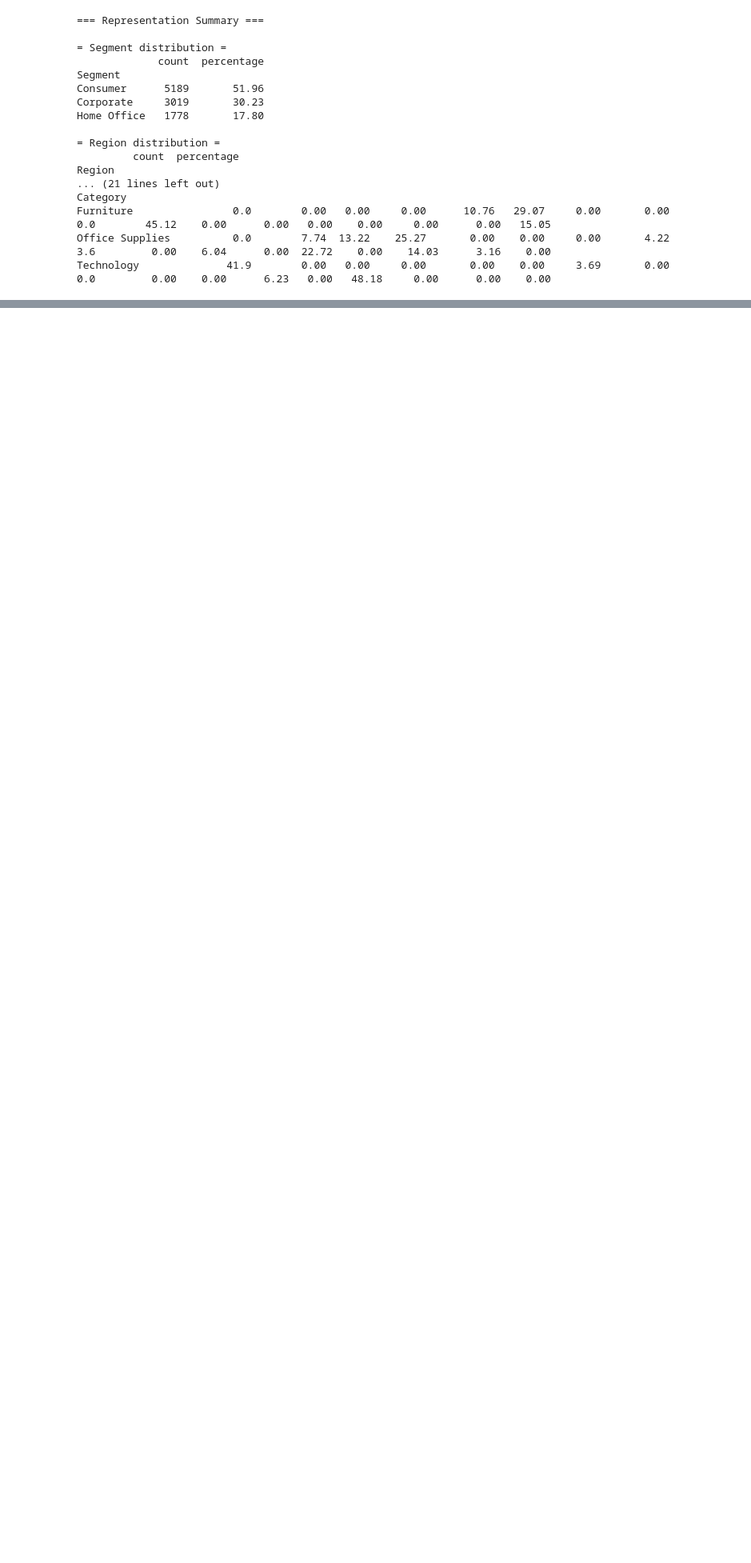
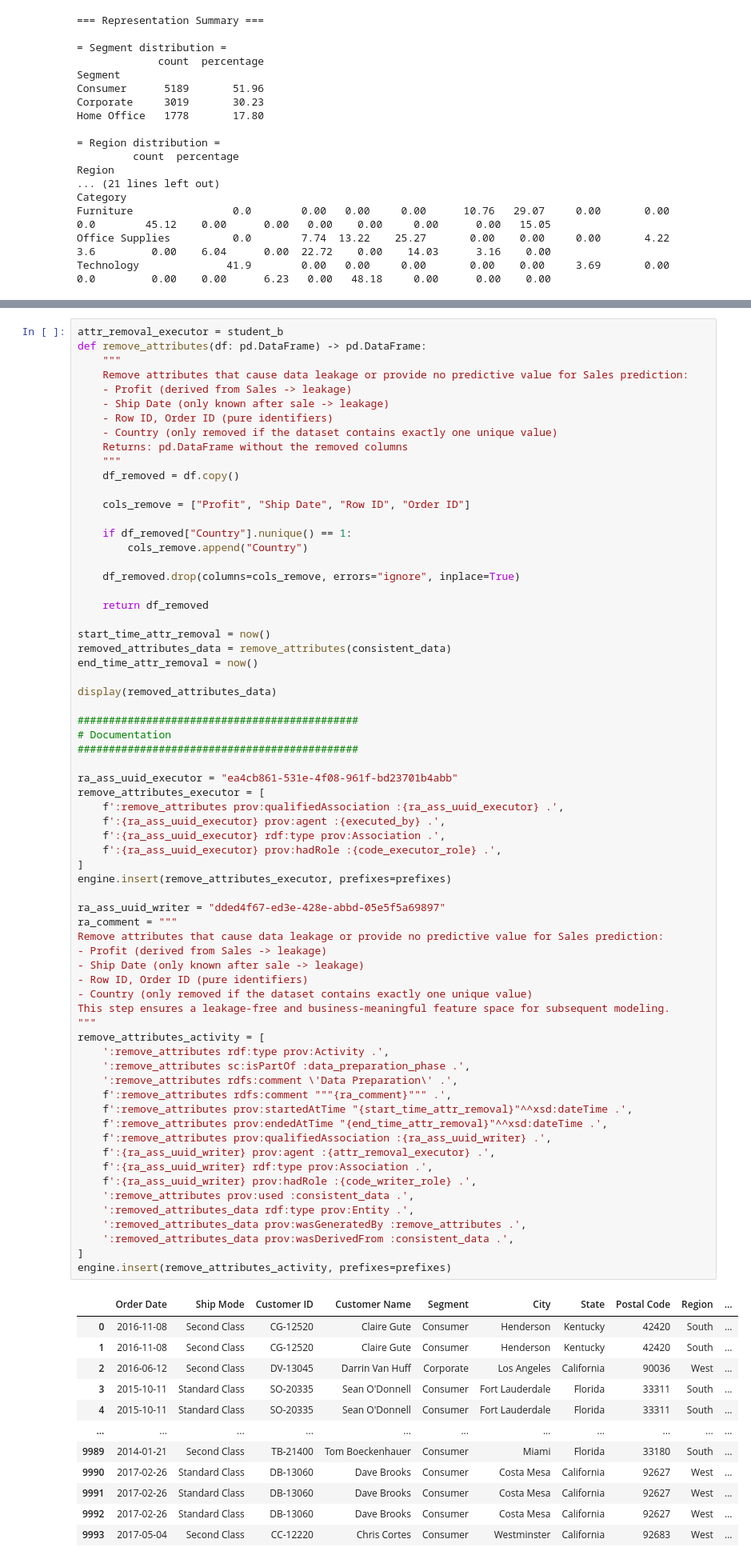
Before and after one commit to 11906257/BI_A3, a Jupyter notebook: Template/BI_2025_039.ipynb, the cells around one changed output, grey strips where cells are left out. Shown: that part at 80% size. Cells and saved outputs as stored; diff of their text form; blank space fills up the shorter version.

Commit message:
add Attribute removal in the Data Preparation phase; add pre-processing steps considered but not applied; check for possible new features

```diff
--- a/Template/BI_2025_039.ipynb
+++ b/Template/BI_2025_039.ipynb
@@ -2087,0 +2092,80 @@ Technology              41.9        0.00   0.00     0.00       0.00    0.00
+# %%
+attr_removal_executor = student_b
+def remove_attributes(df: pd.DataFrame) -> pd.DataFrame:
+    """
+    Remove attributes that cause data leakage or provide no predictive value for Sales prediction:
+    - Profit (derived from Sales -> leakage)
+    - Ship Date (only known after sale -> leakage)
+    - Row ID, Order ID (pure identifiers)
+    - Country (only removed if the dataset contains exactly one unique value)
+    Returns: pd.DataFrame without the removed columns
+    """
+    df_removed = df.copy()
+
+    cols_remove = ["Profit", "Ship Date", "Row ID", "Order ID"]
+
+    if df_removed["Country"].nunique() == 1:
+        cols_remove.append("Country")
+
+    df_removed.drop(columns=cols_remove, errors="ignore", inplace=True)
+
+    return df_removed
+
+start_time_attr_removal = now()
+removed_attributes_data = remove_attributes(consistent_data)
+end_time_attr_removal = now()
+
+display(removed_attributes_data)
+
+#############################################
+# Documentation
+#############################################
+
+ra_ass_uuid_executor = "ea4cb861-531e-4f08-961f-bd23701b4abb"
+remove_attributes_executor = [
+    f':remove_attributes prov:qualifiedAssociation :{ra_ass_uuid_executor} .',
+    f':{ra_ass_uuid_executor} prov:agent :{executed_by} .',
+    f':{ra_ass_uuid_executor} rdf:type prov:Association .',
+    f':{ra_ass_uuid_executor} prov:hadRole :{code_executor_role} .',
+]
+engine.insert(remove_attributes_executor, prefixes=prefixes)
+
+ra_ass_uuid_writer = "dded4f67-ed3e-428e-abbd-05e5f5a69897"
+ra_comment = """
+Remove attributes that cause data leakage or provide no predictive value for Sales prediction:
+- Profit (derived from Sales -> leakage)
+- Ship Date (only known after sale -> leakage)
+- Row ID, Order ID (pure identifiers)
+- Country (only removed if the dataset contains exactly one unique value)
+This step ensures a leakage-free and business-meaningful feature space for subsequent modeling.
+"""
+remove_attributes_activity = [
+    ':remove_attributes rdf:type prov:Activity .',
+    ':remove_attributes sc:isPartOf :data_preparation_phase .',
+    ':remove_attributes rdfs:comment \'Data Preparation\' .',
+    f':remove_attributes rdfs:comment """{ra_comment}""" .',
+    f':remove_attributes prov:startedAtTime "{start_time_attr_removal}"^^xsd:dateTime .',
+    f':remove_attributes prov:endedAtTime "{end_time_attr_removal}"^^xsd:dateTime .',
+    f':remove_attributes prov:qualifiedAssociation :{ra_ass_uuid_writer} .',
+    f':{ra_ass_uuid_writer} prov:agent :{attr_removal_executor} .',
+    f':{ra_ass_uuid_writer} rdf:type prov:Association .',
+    f':{ra_ass_uuid_writer} prov:hadRole :{code_writer_role} .',
+    ':remove_attributes prov:used :consistent_data .',
+    ':removed_attributes_data rdf:type prov:Entity .',
+    ':removed_attributes_data prov:wasGeneratedBy :remove_attributes .',
+    ':removed_attributes_data prov:wasDerivedFrom :consistent_data .',
+]
+engine.insert(remove_attributes_activity, prefixes=prefixes)
+# %% [output]
+|  | Order Date | Ship Mode | Customer ID | Customer Name | Segment | City | State | Postal Code | Region | ... |
+| 0 | 2016-11-08 | Second Class | CG-12520 | Claire Gute | Consumer | Henderson | Kentucky | 42420 | South | ... |
+| 1 | 2016-11-08 | Second Class | CG-12520 | Claire Gute | Consumer | Henderson | Kentucky | 42420 | South | ... |
+| 2 | 2016-06-12 | Second Class | DV-13045 | Darrin Van Huff | Corporate | Los Angeles | California | 90036 | West | ... |
+| 3 | 2015-10-11 | Standard Class | SO-20335 | Sean O'Donnell | Consumer | Fort Lauderdale | Florida | 33311 | South | ... |
+| 4 | 2015-10-11 | Standard Class | SO-20335 | Sean O'Donnell | Consumer | Fort Lauderdale | Florida | 33311 | South | ... |
+| ... | ... | ... | ... | ... | ... | ... | ... | ... | ... | ... |
+| 9989 | 2014-01-21 | Second Class | TB-21400 | Tom Boeckenhauer | Consumer | Miami | Florida | 33180 | South | ... |
+| 9990 | 2017-02-26 | Standard Class | DB-13060 | Dave Brooks | Consumer | Costa Mesa | California | 92627 | West | ... |
+| 9991 | 2017-02-26 | Standard Class | DB-13060 | Dave Brooks | Consumer | Costa Mesa | California | 92627 | West | ... |
+| 9992 | 2017-02-26 | Standard Class | DB-13060 | Dave Brooks | Consumer | Costa Mesa | California | 92627 | West | ... |
+| 9993 | 2017-05-04 | Second Class | CC-12220 | Chris Cortes | Consumer | Westminster | California | 92683 | West | ... |
```
Also changed, not shown: parts of 6 cells of this notebook.
